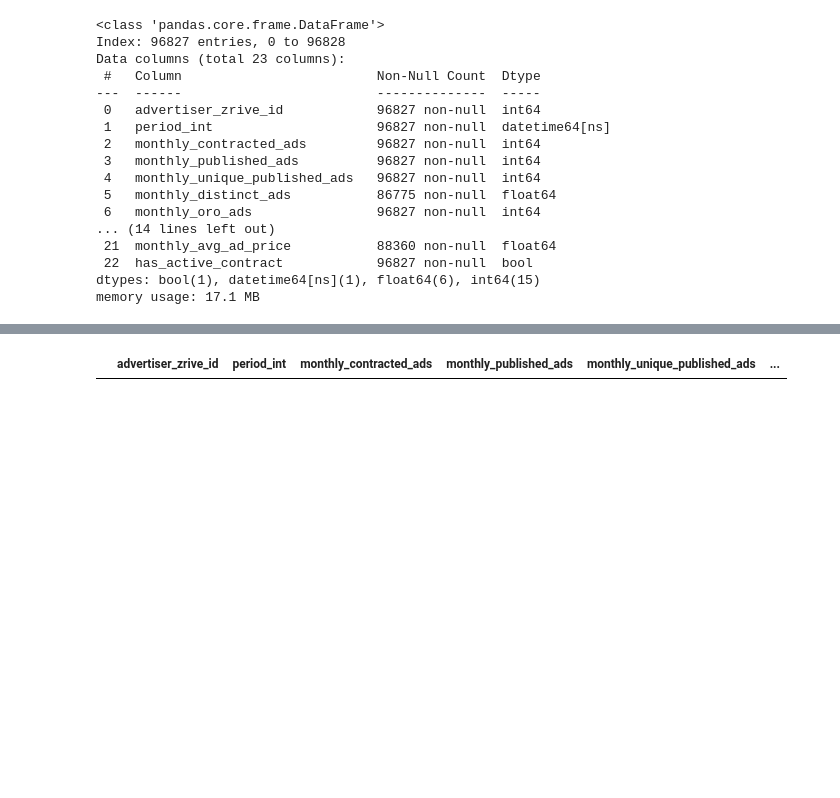
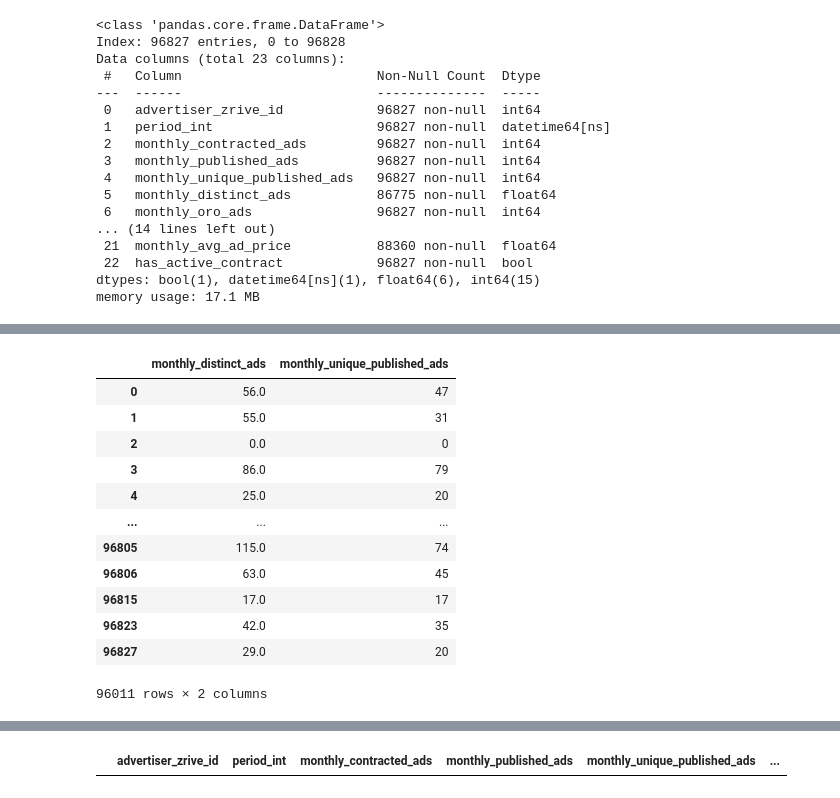
Before and after one commit to Komorebi-Team/KOMOREBI-PROJECT, a Jupyter notebook: notebooks/EDA_jtc.ipynb, the cells around one changed output, grey strips where cells are left out. Drawn from its saved outputs; the diff is of its cells as text; code cells hidden in the pictures; blank space fills up the shorter version.

```diff
--- a/notebooks/EDA_jtc.ipynb
+++ b/notebooks/EDA_jtc.ipynb
@@ -2017,0 +2210,16 @@ df_period_check[df_period_check["advertiser_zrive_id"]==210]
+# %%
+df_onboarding[['monthly_distinct_ads', 'monthly_unique_published_ads']]
+# %% [output]
+|  | monthly_distinct_ads | monthly_unique_published_ads |
+| 0 | 56.0 | 47 |
+| 1 | 55.0 | 31 |
+| 2 | 0.0 | 0 |
+| 3 | 86.0 | 79 |
+| 4 | 25.0 | 20 |
+| ... | ... | ... |
+| 96805 | 115.0 | 74 |
+| 96806 | 63.0 | 45 |
+| 96815 | 17.0 | 17 |
+| 96823 | 42.0 | 35 |
+| 96827 | 29.0 | 20 |
+96011 rows × 2 columns
```
Also changed, not shown: parts of 26 cells of this notebook.
